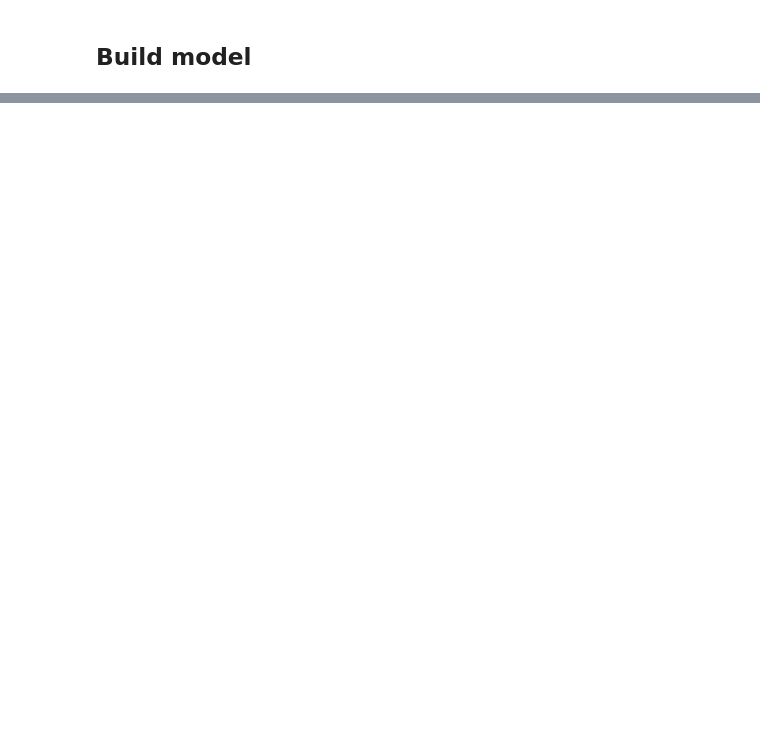
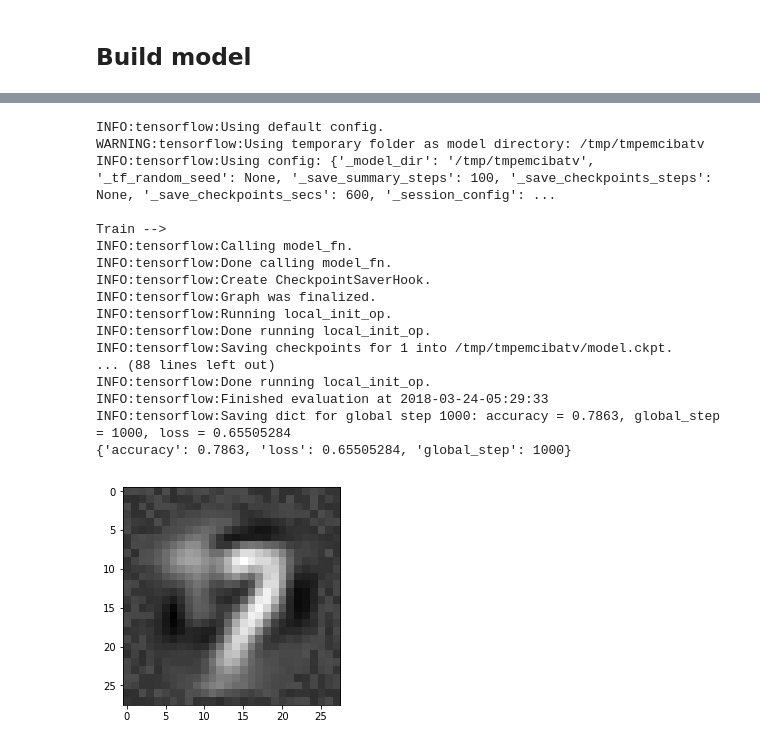
Before and after one commit to DarkestFloyd/CS6220, a Jupyter notebook: notebooks/hw4_mnist_autoencoder.ipynb, the cells around one changed output, grey strips where cells are left out. Cells and saved outputs as stored; diff of their text form; code cells hidden in the pictures; blank space fills up the shorter version.

```diff
--- a/notebooks/hw4_mnist_autoencoder.ipynb
+++ b/notebooks/hw4_mnist_autoencoder.ipynb
@@ -102,0 +167,21 @@ ValueError: Input 0 of layer dense_1 is incompatible with the layer: : expected
+# %%
+_input_model(mnist.train.images, mnist.train.labels, mnist.test.images, mnist.test.labels, 20, 28*28, 256, 10)
+# %% [output]
+INFO:tensorflow:Using default config.
+WARNING:tensorflow:Using temporary folder as model directory: /tmp/tmpemcibatv
+INFO:tensorflow:Using config: {'_model_dir': '/tmp/tmpemcibatv', '_tf_random_seed': None, '_save_summary_steps': 100, '_save_checkpoints_steps': None, '_save_checkpoints_secs': 600, '_session_config': ...
+
+Train -->
+INFO:tensorflow:Calling model_fn.
+INFO:tensorflow:Done calling model_fn.
+INFO:tensorflow:Create CheckpointSaverHook.
+INFO:tensorflow:Graph was finalized.
+INFO:tensorflow:Running local_init_op.
+INFO:tensorflow:Done running local_init_op.
+INFO:tensorflow:Saving checkpoints for 1 into /tmp/tmpemcibatv/model.ckpt.
+... (88 lines left out)
+INFO:tensorflow:Done running local_init_op.
+INFO:tensorflow:Finished evaluation at 2018-03-24-05:29:33
+INFO:tensorflow:Saving dict for global step 1000: accuracy = 0.7863, global_step = 1000, loss = 0.65505284
+{'accuracy': 0.7863, 'loss': 0.65505284, 'global_step': 1000}
+[figure, added]
```
Also changed, not shown: parts of 40 cells of this notebook.
